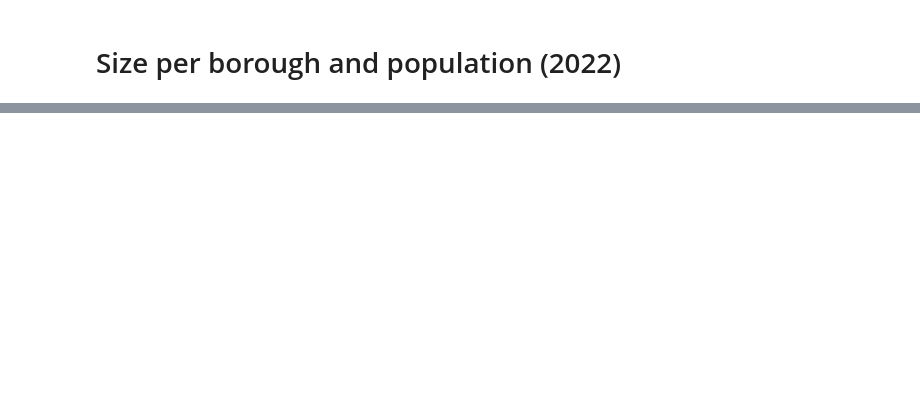
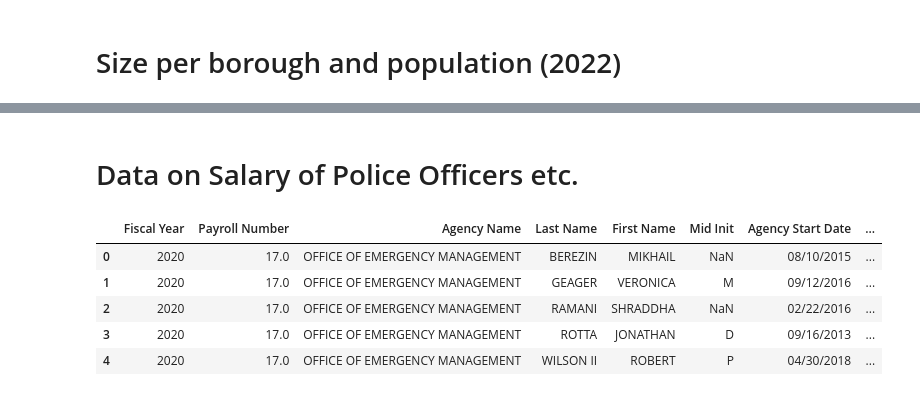
Before and after one commit to Jeff-Brady/crime_nerds, a Jupyter notebook: Notebook_Franzi.ipynb, the cells around one changed output, grey strips where cells are left out. Drawn from its saved outputs; the diff is of its cells as text; code cells hidden in the pictures; blank space fills up the shorter version.

```diff
--- a/Notebook_Franzi.ipynb
+++ b/Notebook_Franzi.ipynb
@@ -387,0 +305,16 @@ size
+# %% [markdown]
+# Data on Salary of Police Officers etc.
+# %%
+city_pay = pd.read_csv('./data/Citywide_Payroll_Data_Yearly.csv')
+city_pay.head()
+
+#Notes:
+#OT = Over Time
+#All that is captured, is the employee's final base and gross salary at the end of the fiscal year.  In very limited cases, a check replacement and subsequent refund may reflect both the original check as well as the re-issued check in employee pay totals.
+# %% [output]
+|  | Fiscal Year | Payroll Number | Agency Name | Last Name | First Name | Mid Init | Agency Start Date | ... |
+| 0 | 2020 | 17.0 | OFFICE OF EMERGENCY MANAGEMENT | BEREZIN | MIKHAIL | NaN | 08/10/2015 | ... |
+| 1 | 2020 | 17.0 | OFFICE OF EMERGENCY MANAGEMENT | GEAGER | VERONICA | M | 09/12/2016 | ... |
+| 2 | 2020 | 17.0 | OFFICE OF EMERGENCY MANAGEMENT | RAMANI | SHRADDHA | NaN | 02/22/2016 | ... |
+| 3 | 2020 | 17.0 | OFFICE OF EMERGENCY MANAGEMENT | ROTTA | JONATHAN | D | 09/16/2013 | ... |
+| 4 | 2020 | 17.0 | OFFICE OF EMERGENCY MANAGEMENT | WILSON II | ROBERT | P | 04/30/2018 | ... |
```
Also changed, not shown: parts of 33 cells of this notebook, 1 other file.
